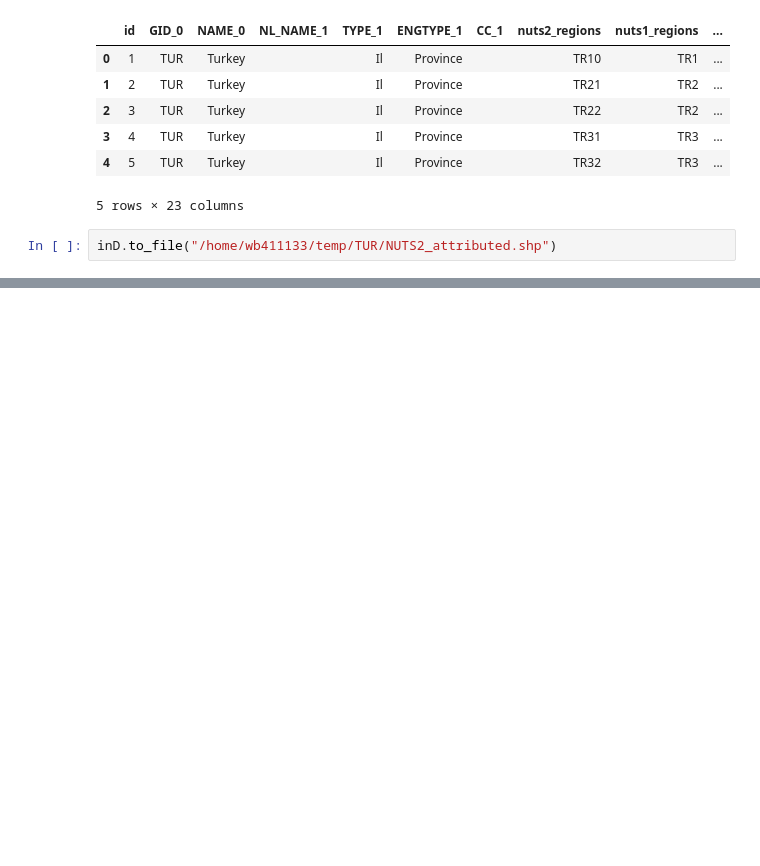
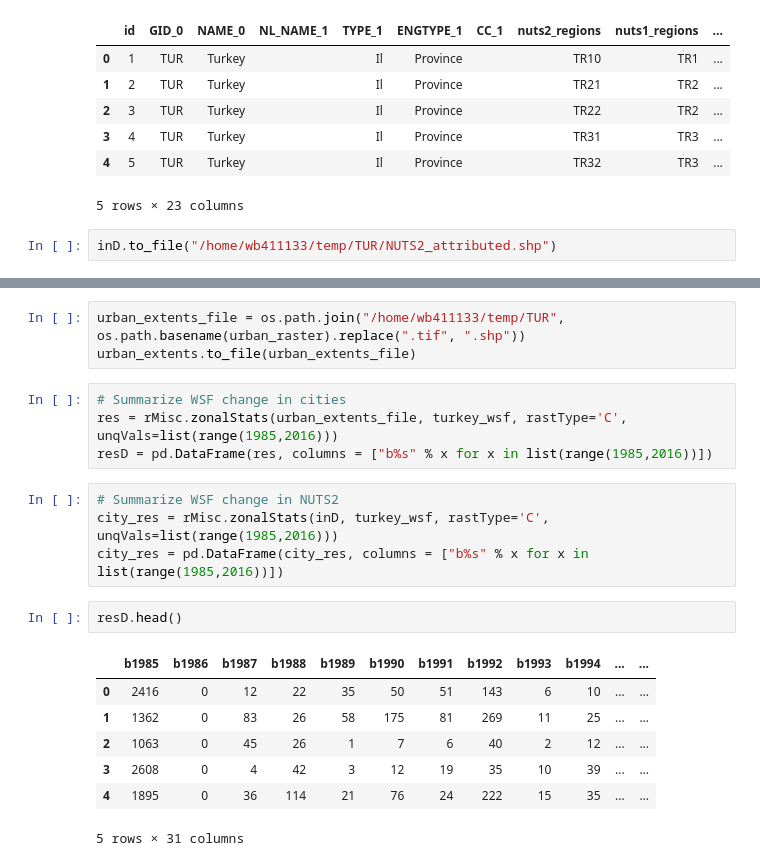
Before and after one commit to worldbank/GOST_PublicGoods, a Jupyter notebook: Implementations/FY21/URB_TurkeyUrbanizationReview/URB_TurkeyUrbanizationReview.ipynb, the cells around one changed output, grey strips where cells are left out. Saved outputs shown, nothing was run; the diff lists cells and outputs as text; blank space fills up the shorter version.

```diff
--- a/Implementations/FY21/URB_TurkeyUrbanizationReview/URB_TurkeyUrbanizationReview.ipynb
+++ b/Implementations/FY21/URB_TurkeyUrbanizationReview/URB_TurkeyUrbanizationReview.ipynb
@@ -79,0 +247,21 @@ inD.to_file("/home/wb411133/temp/TUR/NUTS2_attributed.shp")
+# %%
+urban_extents_file = os.path.join("/home/wb411133/temp/TUR", os.path.basename(urban_raster).replace(".tif", ".shp"))
+urban_extents.to_file(urban_extents_file)
+# %%
+# Summarize WSF change in cities
+res = rMisc.zonalStats(urban_extents_file, turkey_wsf, rastType='C', unqVals=list(range(1985,2016)))
+resD = pd.DataFrame(res, columns = ["b%s" % x for x in list(range(1985,2016))])
+# %%
+# Summarize WSF change in NUTS2
+city_res = rMisc.zonalStats(inD, turkey_wsf, rastType='C', unqVals=list(range(1985,2016)))
+city_res = pd.DataFrame(city_res, columns = ["b%s" % x for x in list(range(1985,2016))])
+# %%
+resD.head()
+# %% [output]
+|  | b1985 | b1986 | b1987 | b1988 | b1989 | b1990 | b1991 | b1992 | b1993 | b1994 | ... | ... |
+| 0 | 2416 | 0 | 12 | 22 | 35 | 50 | 51 | 143 | 6 | 10 | ... | ... |
+| 1 | 1362 | 0 | 83 | 26 | 58 | 175 | 81 | 269 | 11 | 25 | ... | ... |
+| 2 | 1063 | 0 | 45 | 26 | 1 | 7 | 6 | 40 | 2 | 12 | ... | ... |
+| 3 | 2608 | 0 | 4 | 42 | 3 | 12 | 19 | 35 | 10 | 39 | ... | ... |
+| 4 | 1895 | 0 | 36 | 114 | 21 | 76 | 24 | 222 | 15 | 35 | ... | ... |
+5 rows × 31 columns
```
Also changed, not shown: parts of 24 cells of this notebook, 1 other file.
